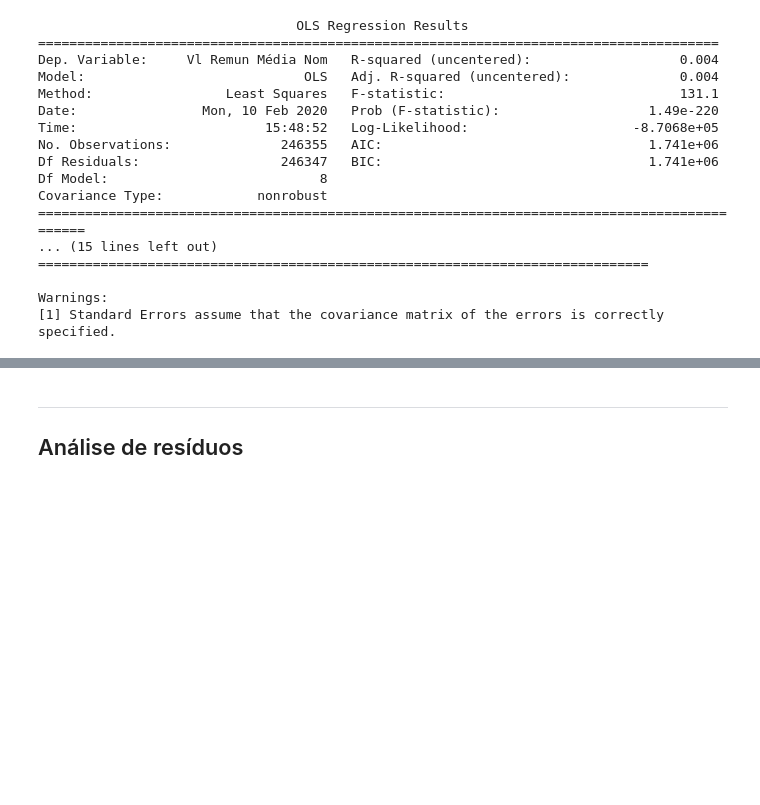
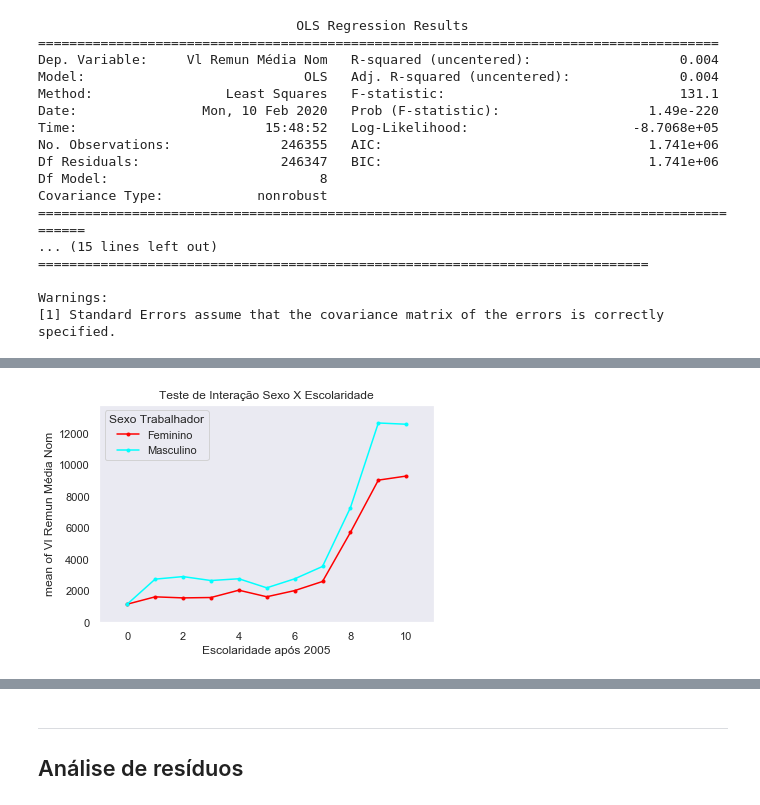
Before and after one commit to neylsoncrepalde/diversidade_mercado_ia, a Jupyter notebook: src/exploratoria.ipynb, the cells around one changed output, grey strips where cells are left out. Saved outputs shown, nothing was run; the diff lists cells and outputs as text; code cells hidden in the pictures; blank space fills up the shorter version.

```diff
--- a/src/exploratoria.ipynb
+++ b/src/exploratoria.ipynb
@@ -562,0 +572,6 @@ Warnings:
+# %%
+interaction_plot(bd["Escolaridade após 2005"], bd["Sexo Trabalhador"], bd["Vl Remun Média Nom"])
+plt.title("Teste de Interação Sexo X Escolaridade")
+plt.show()
+# %% [output]
+[figure, added]
```
Also changed, not shown: parts of 5 cells of this notebook.
